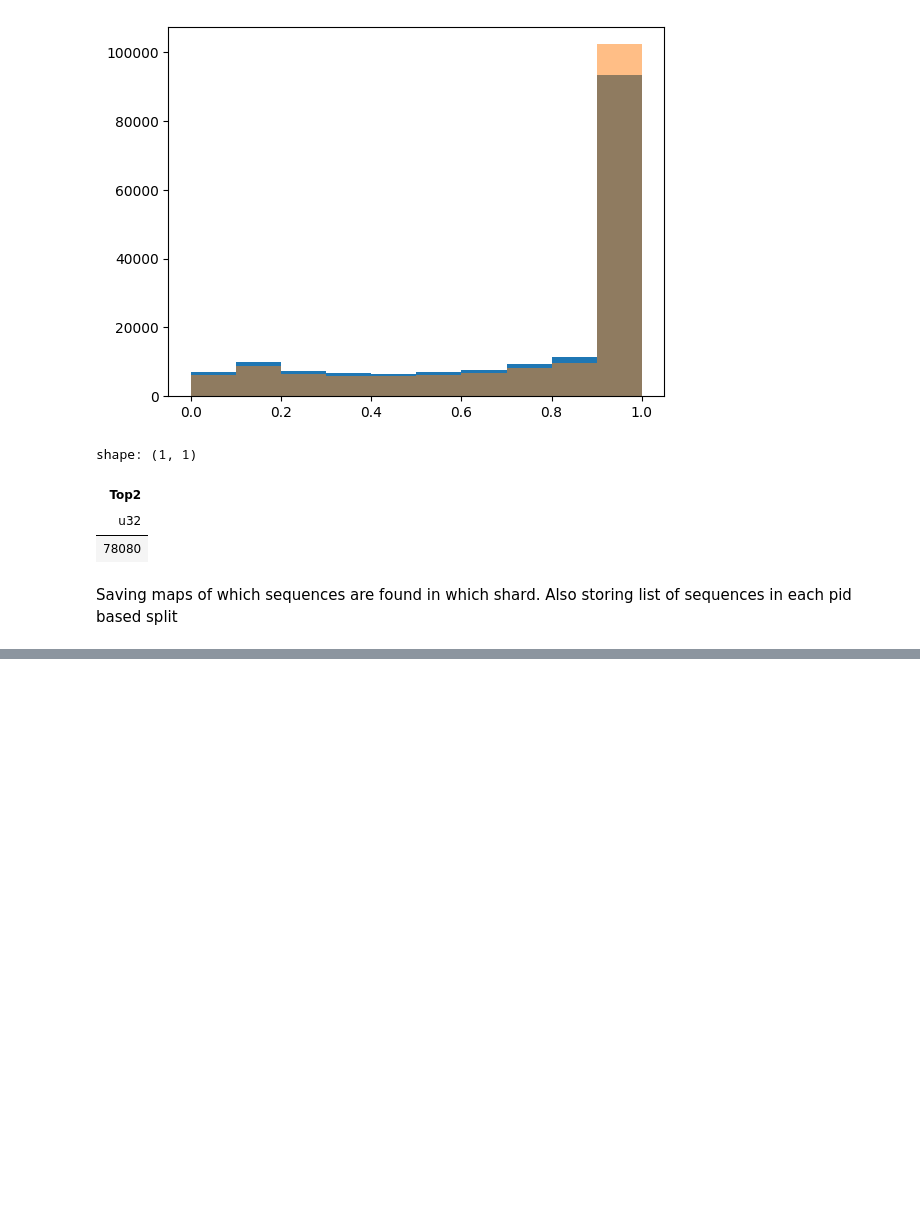
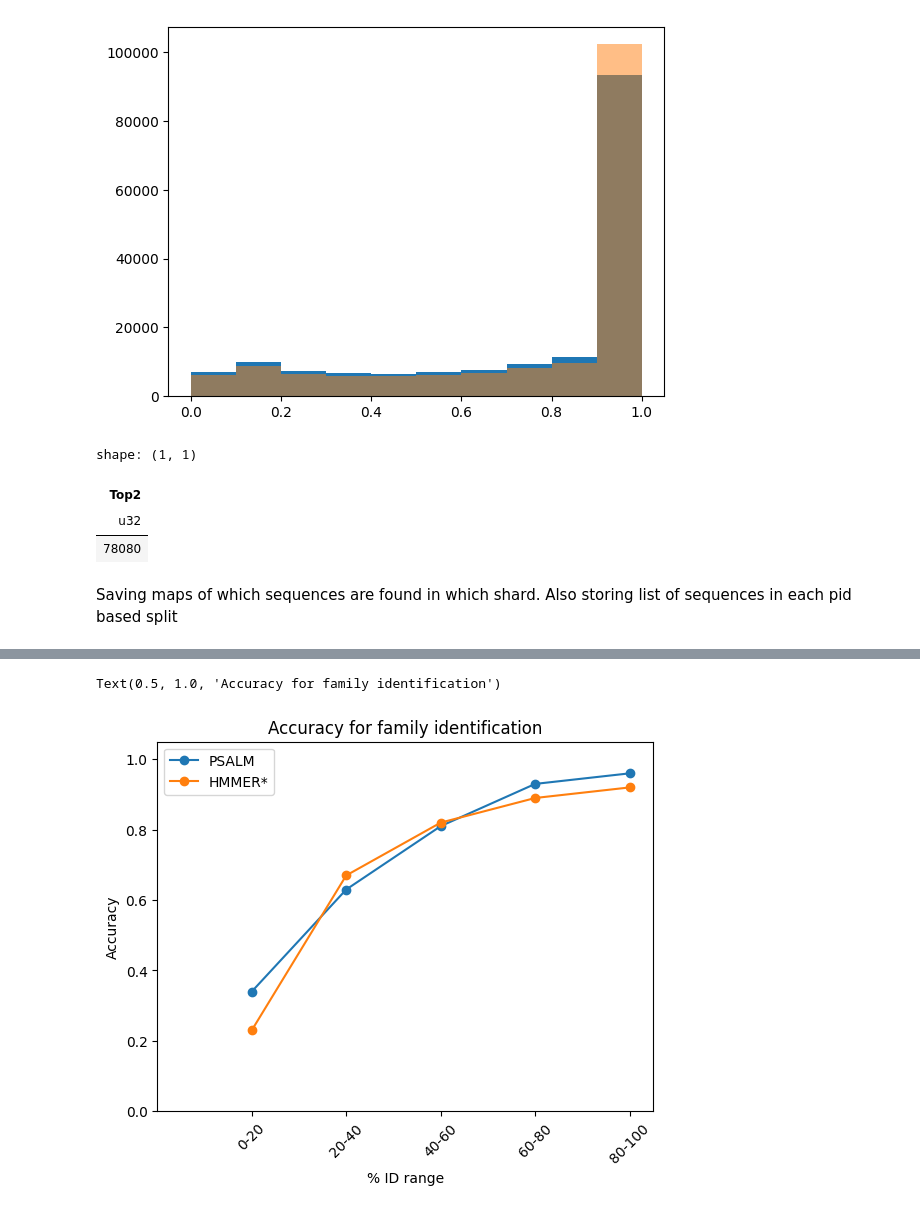
Before and after one commit to Protein-Sequence-Annotation/PSALM, a Jupyter notebook: library/test_esm.ipynb, the cells around one changed output, grey strips where cells are left out. Saved outputs shown, nothing was run; the diff lists cells and outputs as text; code cells hidden in the pictures; blank space fills up the shorter version.

```diff
--- a/library/test_esm.ipynb
+++ b/library/test_esm.ipynb
@@ -937,0 +1076,22 @@ print('100', df_clan_100.mean())
+# %%
+import matplotlib.pyplot as plt
+
+fam_hmmer = [0.23, 0.67, 0.82, 0.89, 0.92]
+fam_psalm = [0.34, 0.63, 0.81, 0.93, 0.96]
+pids = [0.2, 0.4, 0.6, 0.8, 1.0]
+
+plt.figure()
+
+plt.plot(pids, fam_psalm, label='PSALM', marker='o')
+plt.plot(pids, fam_hmmer, label='HMMER*', marker='o')
+
+plt.xlabel('% ID range')
+plt.ylabel('Accuracy')
+plt.xlim(0,1.05)
+plt.xticks(pids, ['0-20', '20-40', '40-60', '60-80', '80-100'], rotation=45)
+plt.ylim(0,1.05)
+plt.legend()
+plt.title('Accuracy for family identification')
+# %% [output]
+Text(0.5, 1.0, 'Accuracy for family identification')
+[figure, added]
```
Also changed, not shown: parts of 20 cells of this notebook, 4 other files.
